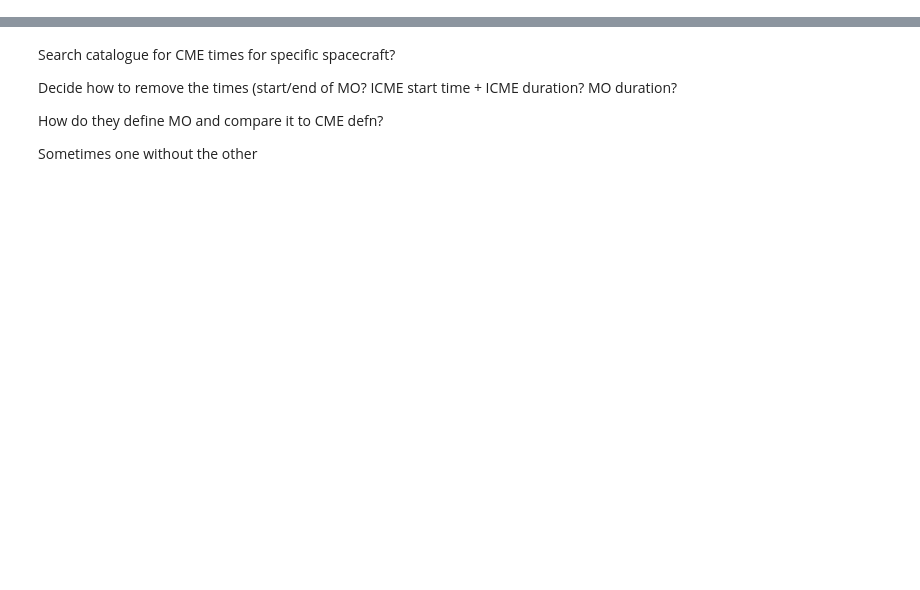
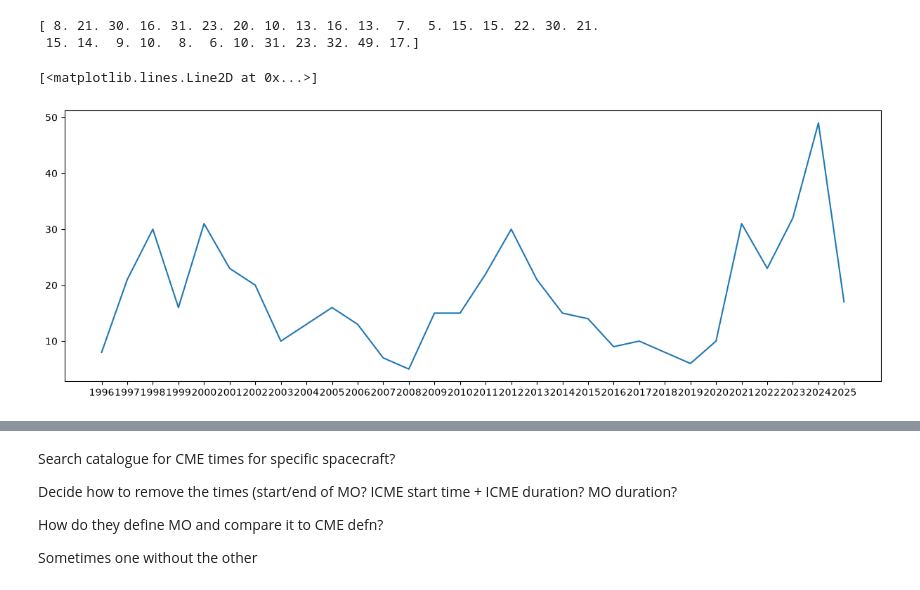
Before and after one commit to rahyndman/SolarWindCode, a Jupyter notebook: ICMECat/DownloadCat.ipynb, the cells around one changed output, grey strips where cells are left out. Saved outputs shown, nothing was run; the diff lists cells and outputs as text; code cells hidden in the pictures; blank space fills up the shorter version.

```diff
--- a/ICMECat/DownloadCat.ipynb
+++ b/ICMECat/DownloadCat.ipynb
@@ -82,0 +113,22 @@ UniqueDayCounts: {'No 1': 248, 'No 0': 147, 'Yes': 96, 'No 2': 43, 'No 3': 6}
+# %%
+
+Years = ["1996", "1997", "1998", "1999", "2000", "2001", "2002", "2003", "2004", "2005", "2006",
+         "2007", "2008", "2009", "2010", "2011", "2012", "2013", "2014", "2015", "2016", "2017",
+         "2018", "2019", "2020", "2021", "2022", "2023", "2024", "2025"]
+YearCounts=np.zeros(len(Years))
+
+for l in range(len(Years)):
+    for j in WindOnly.icme_start_time:
+        Counter = 0
+        if j[0:4] == Years[l]:
+            YearCounts[l] = YearCounts[l] + 1
+
+print(YearCounts)
+
+fig, axs = plt.subplots(1,1, figsize=(15,5))
+plt.plot(Years, YearCounts)
+# %% [output]
+[ 8. 21. 30. 16. 31. 23. 20. 10. 13. 16. 13.  7.  5. 15. 15. 22. 30. 21.
+ 15. 14.  9. 10.  8.  6. 10. 31. 23. 32. 49. 17.]
+[<matplotlib.lines.Line2D at 0x...>]
+[figure, added]
```
Also changed, not shown: parts of 3 cells of this notebook.
